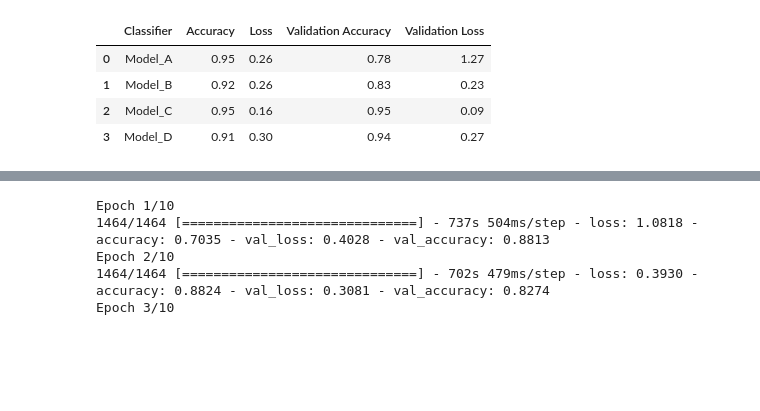
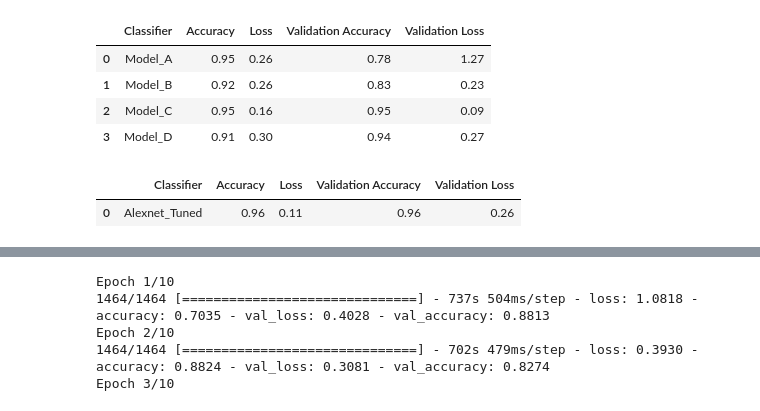
Before and after one commit to CSML1010-3-2020/CSML1020-CourseProject, a Jupyter notebook: Plant_Disease_Detection_Augm_Model_Eval.ipynb, the cells around one changed output, grey strips where cells are left out. Drawn from its saved outputs; the diff is of its cells as text; code cells hidden in the pictures; blank space fills up the shorter version.

Commit message:
Alexnet df

```diff
--- a/Plant_Disease_Detection_Augm_Model_Eval.ipynb
+++ b/Plant_Disease_Detection_Augm_Model_Eval.ipynb
@@ -800,6 +800,11 @@ Epoch 3/3
 | 1 | Model_B | 0.92 | 0.26 | 0.83 | 0.23 |
 | 2 | Model_C | 0.95 | 0.16 | 0.95 | 0.09 |
 | 3 | Model_D | 0.91 | 0.30 | 0.94 | 0.27 |
+# %%
+df_tuned_model_benchmarks
+# %% [output]
+|  | Classifier | Accuracy | Loss | Validation Accuracy | Validation Loss |
+| 0 | Alexnet_Tuned | 0.96 | 0.11 | 0.96 | 0.26 |
 # %%
 import matplotlib.gridspec as gridspec
 import itertools
```
